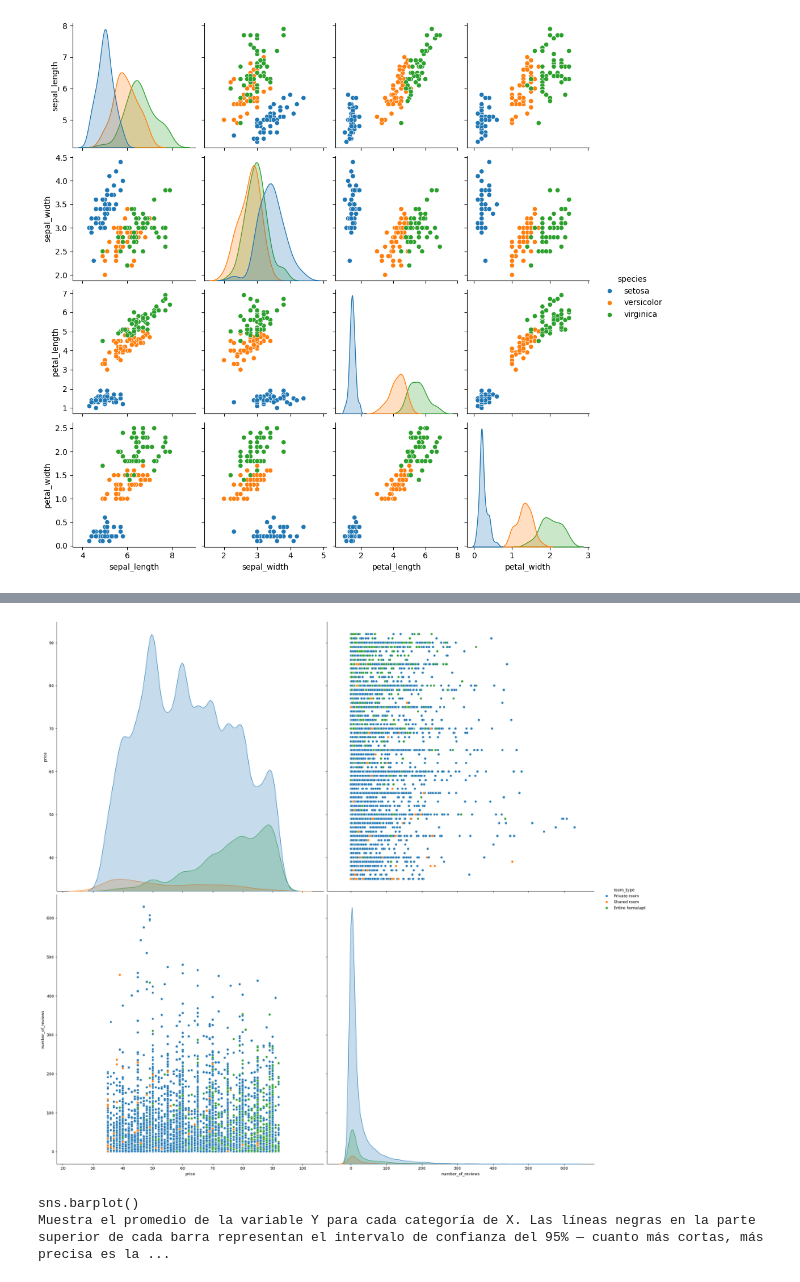
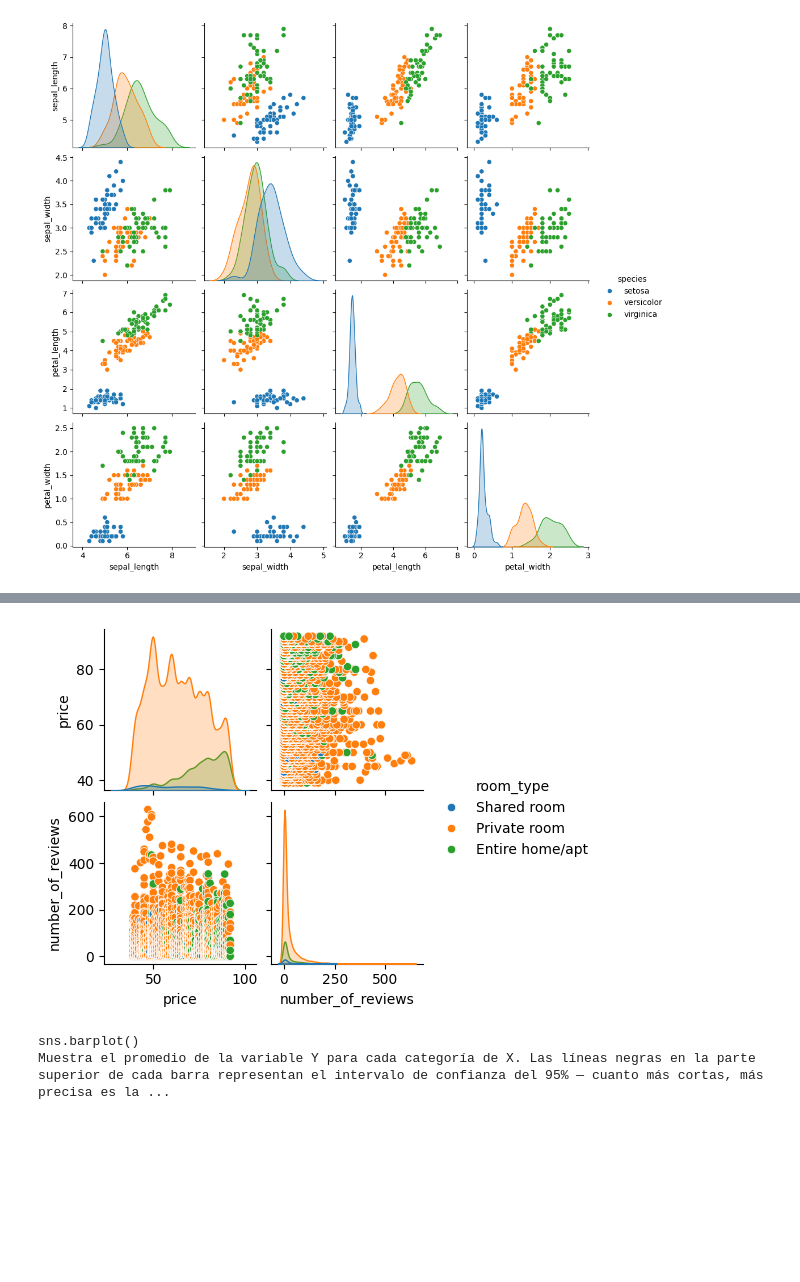
Before and after one commit to ednavivianasegura/Material_cursos_Evsa_Miuller, a Jupyter notebook: Plan_de_Formacion_PDI_PAS_2026/04_seaborn.ipynb, the cells around one changed output, grey strips where cells are left out. Cells and saved outputs as stored; diff of their text form; code cells hidden in the pictures; blank space fills up the shorter version.

```diff
--- a/Plan_de_Formacion_PDI_PAS_2026/04_seaborn.ipynb
+++ b/Plan_de_Formacion_PDI_PAS_2026/04_seaborn.ipynb
@@ -333,8 +339,8 @@ plt.show()
 # %%
 # Con "vars" elegimos las columnas a mostrar
 # Con "height" modificamos el tamaño de las gráficas
-sns.pairplot(df, vars=["price","number_of_reviews"], height=10, hue="room_type")
+sns.pairplot(df, vars=["price","number_of_reviews"], height=2, hue="room_type")
 plt.show()
 # %% [output]
-[figure, old version]
+[figure, new version]
 # %%
```
Also changed, not shown: parts of 56 cells of this notebook.
